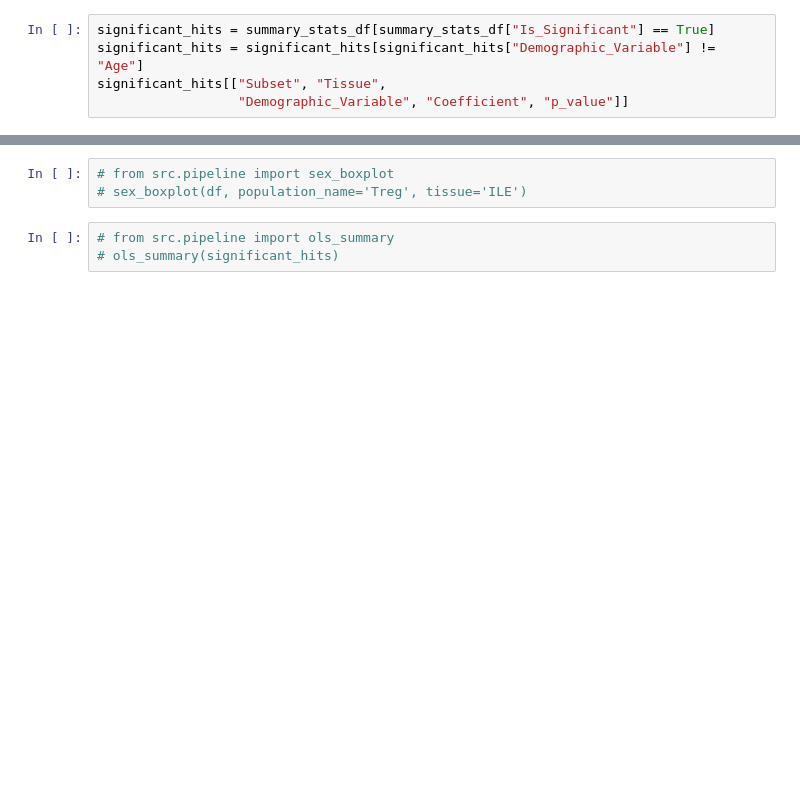
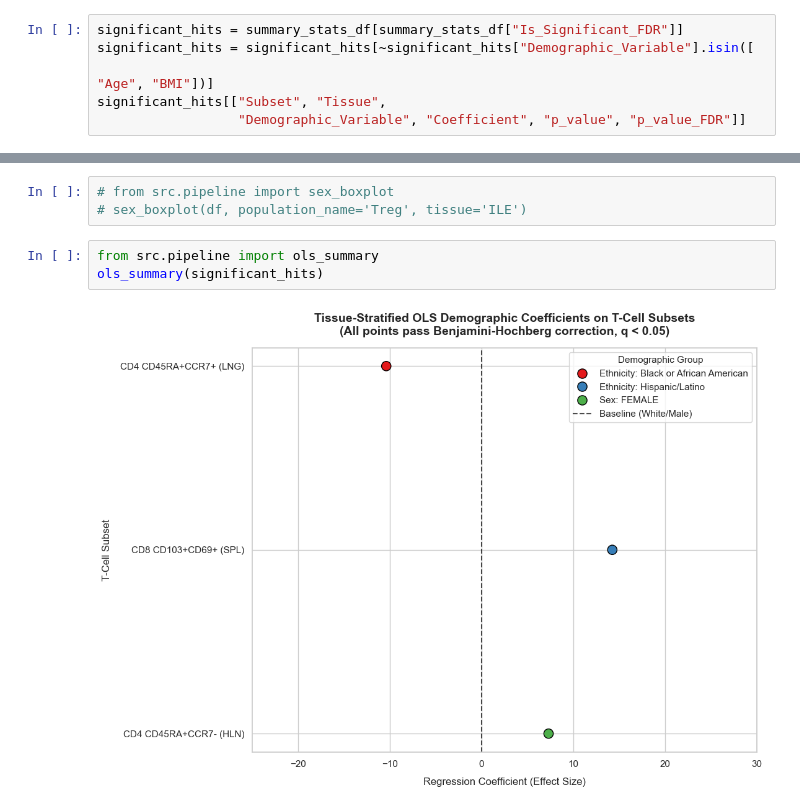
Before and after one commit to derekmesp/Donor-Integrative-Analysis, a Jupyter notebook: analysis_script.ipynb, the cells around one changed output, grey strips where cells are left out. Drawn from its saved outputs; the diff is of its cells as text; blank space fills up the shorter version.

```diff
--- a/analysis_script.ipynb
+++ b/analysis_script.ipynb
@@ -19,5 +67,6 @@ df
 # %%
-significant_hits = summary_stats_df[summary_stats_df["Is_Significant"] == True]
-significant_hits = significant_hits[significant_hits["Demographic_Variable"] != "Age"]
+significant_hits = summary_stats_df[summary_stats_df["Is_Significant_FDR"]]
+significant_hits = significant_hits[~significant_hits["Demographic_Variable"].isin([
+                                                                                   "Age", "BMI"])]
 significant_hits[["Subset", "Tissue",
-                  "Demographic_Variable", "Coefficient", "p_value"]]
+                  "Demographic_Variable", "Coefficient", "p_value", "p_value_FDR"]]
@@ -32,8 +90,10 @@ significant_hits[["Subset", "Tissue",
 # from src.pipeline import sex_boxplot
 # sex_boxplot(df, population_name='Treg', tissue='ILE')
 # %%
-# from src.pipeline import ols_summary
-# ols_summary(significant_hits)
+from src.pipeline import ols_summary
+ols_summary(significant_hits)
+# %% [output]
+[figure, added]
 # %%
 from src.pipeline import visualize_ols_vs_mann_whitney_colored
 visualize_ols_vs_mann_whitney_colored(
```
Also changed, not shown: parts of 8 cells of this notebook, 2 other files.
